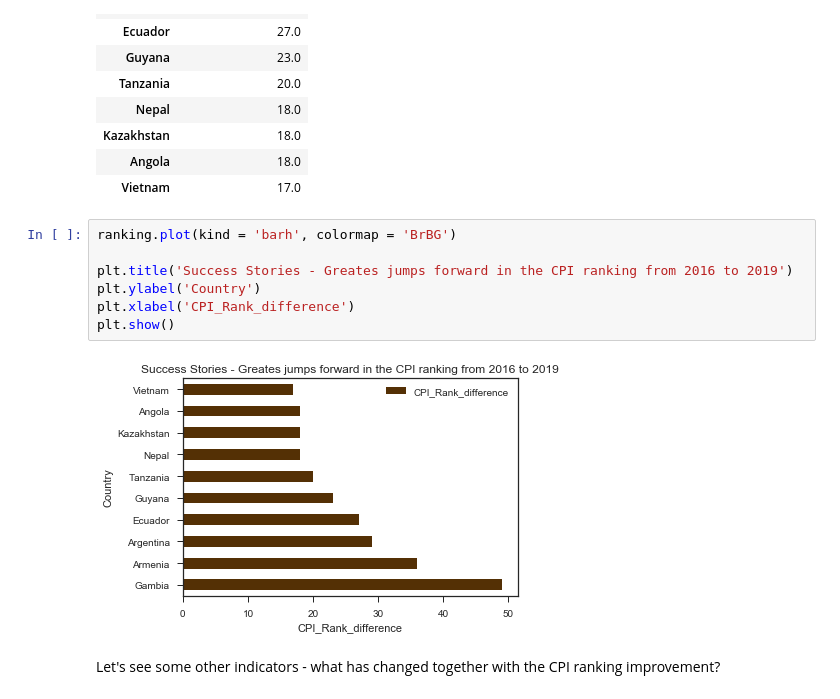
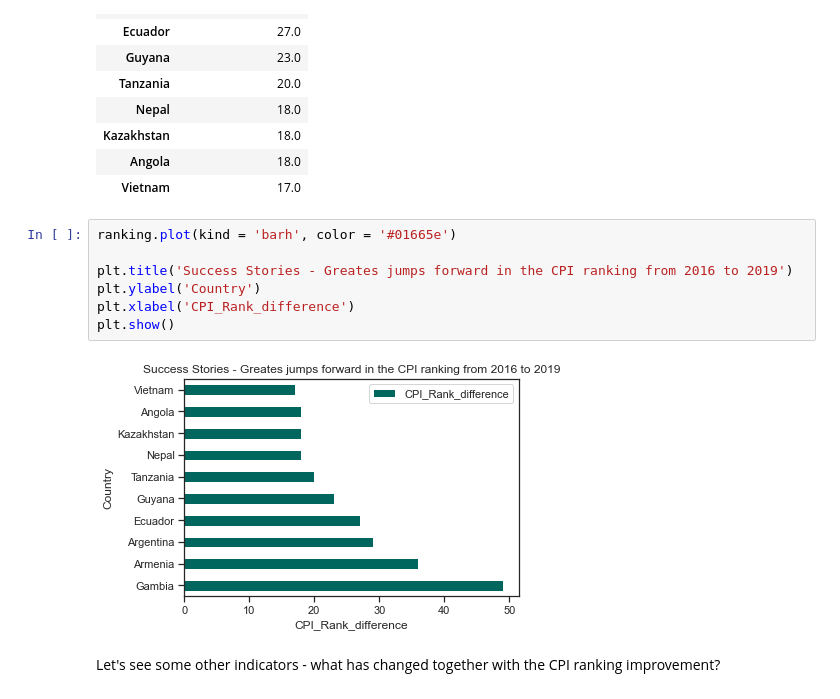
Before and after one commit to ASerfozo/CEU_Python, a Jupyter notebook: code/Term_Project_analysis_v02.ipynb, the cells around one changed output. Drawn from its saved outputs; the diff is of its cells as text.

```diff
--- a/code/Term_Project_analysis_v02.ipynb
+++ b/code/Term_Project_analysis_v02.ipynb
@@ -392,14 +394,14 @@ ranking
 | Angola | 18.0 |
 | Vietnam | 17.0 |
 # %%
-ranking.plot(kind = 'barh', colormap = 'BrBG')
+ranking.plot(kind = 'barh', color = '#01665e')
 
 plt.title('Success Stories - Greates jumps forward in the CPI ranking from 2016 to 2019')
 plt.ylabel('Country')
 plt.xlabel('CPI_Rank_difference')
 plt.show()
 # %% [output]
-[figure, old version]
+[figure, new version]
 # %% [markdown]
 Let's see some other indicators - what has changed together with the CPI ranking improvement?
 # %%
```
Also changed, not shown: parts of 11 cells of this notebook.
